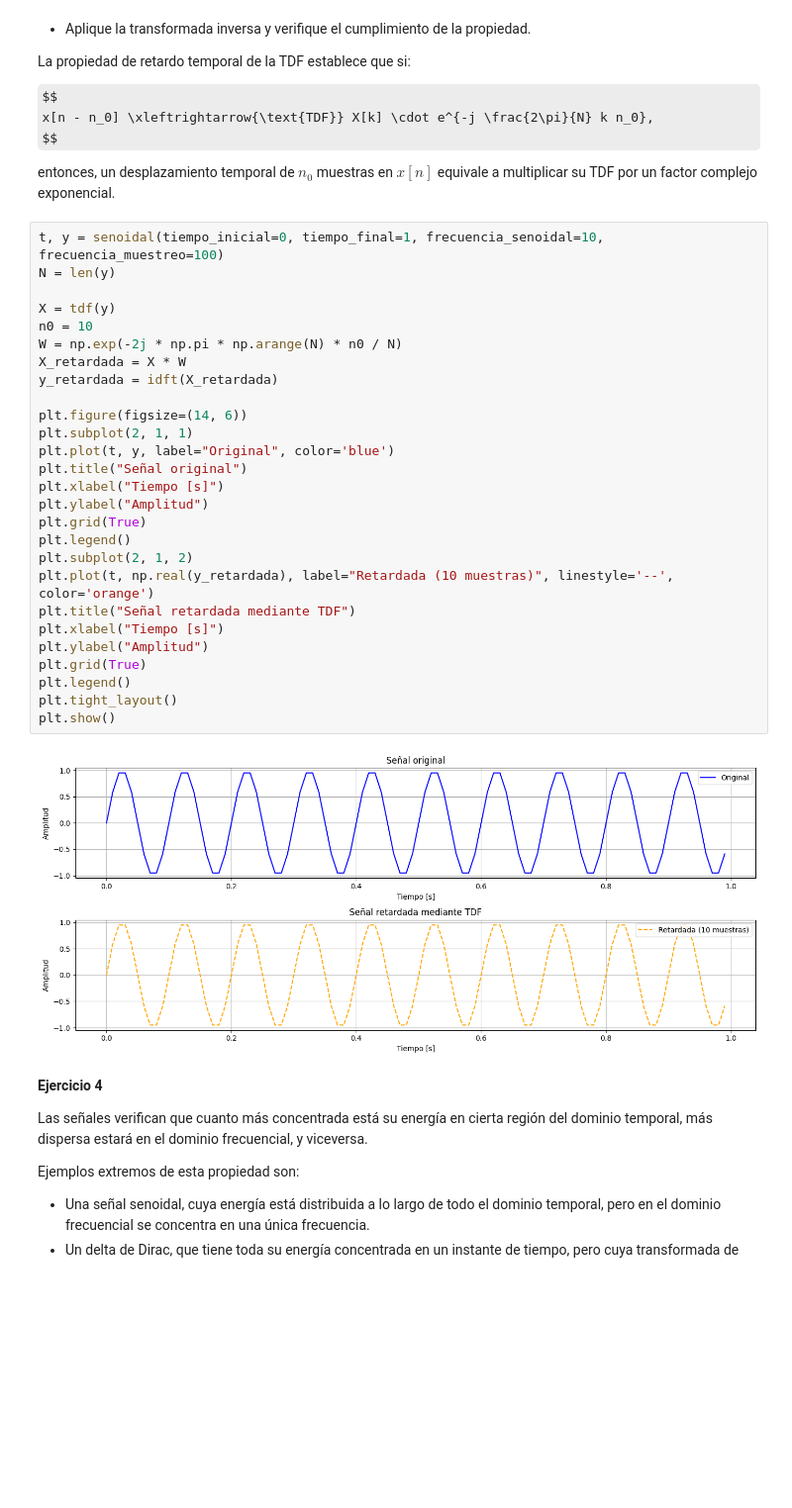
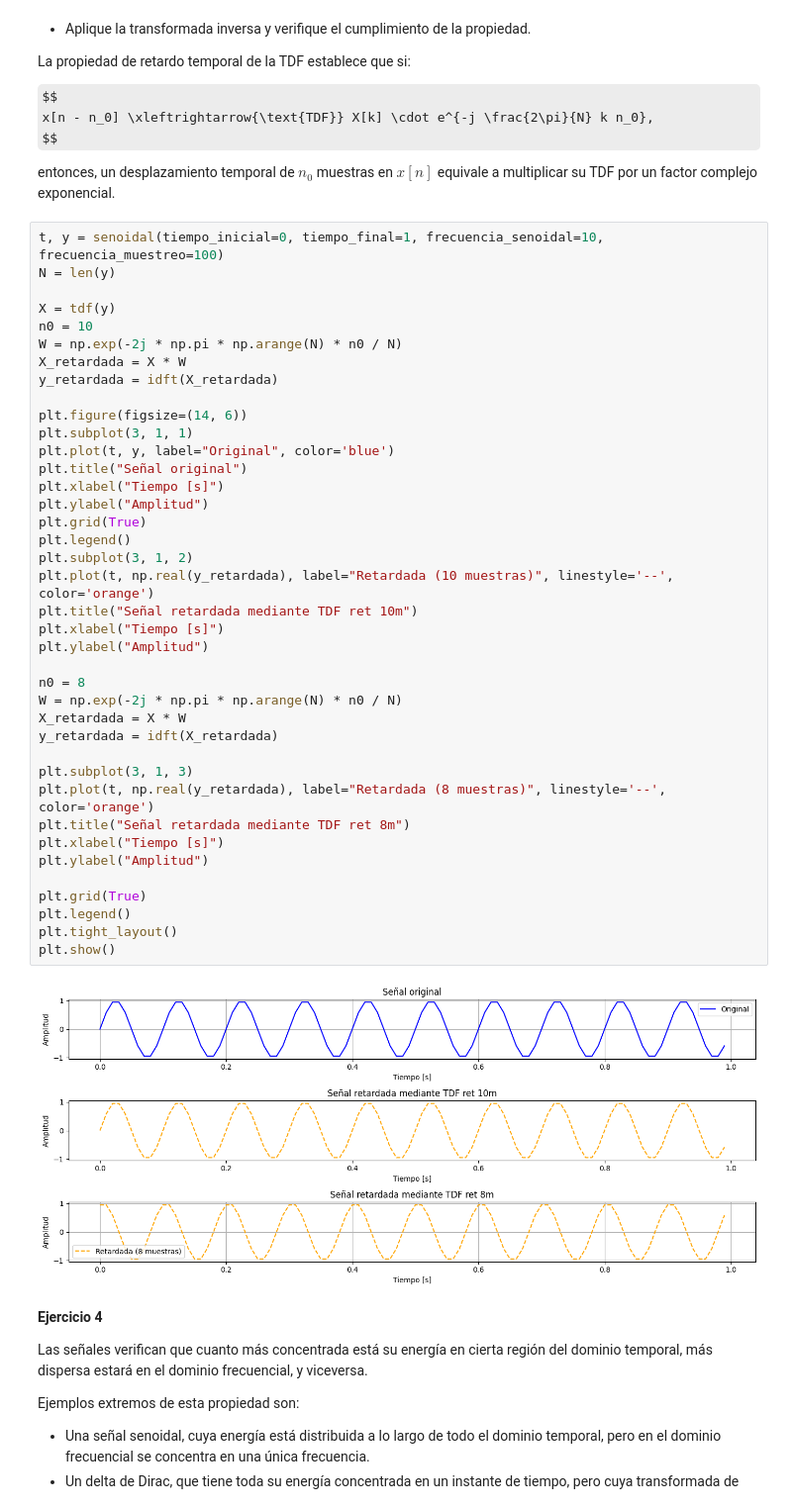
Before and after one commit to JuanKeiner/PDS_2025, a Jupyter notebook: Guia4/Guia4.ipynb, the cells around one changed output. Shown at 99% size. Drawn from its saved outputs; the diff is of its cells as text; some formulas as TeX source; blank space fills up the shorter version.

```diff
--- a/Guia4/Guia4.ipynb
+++ b/Guia4/Guia4.ipynb
@@ -302,32 +303,44 @@ entonces, un desplazamiento temporal de $n_0$ muestras en $x[n]$ equivale a mult
 # %%
 t, y = senoidal(tiempo_inicial=0, tiempo_final=1, frecuencia_senoidal=10, frecuencia_muestreo=100)
 N = len(y)
 
 X = tdf(y)
 n0 = 10
 W = np.exp(-2j * np.pi * np.arange(N) * n0 / N)
 X_retardada = X * W
 y_retardada = idft(X_retardada)
 
 plt.figure(figsize=(14, 6))
-plt.subplot(2, 1, 1)
+plt.subplot(3, 1, 1)
 plt.plot(t, y, label="Original", color='blue')
 plt.title("Señal original")
 plt.xlabel("Tiempo [s]")
 plt.ylabel("Amplitud")
 plt.grid(True)
 plt.legend()
-plt.subplot(2, 1, 2)
+plt.subplot(3, 1, 2)
 plt.plot(t, np.real(y_retardada), label="Retardada (10 muestras)", linestyle='--', color='orange')
-plt.title("Señal retardada mediante TDF")
+plt.title("Señal retardada mediante TDF ret 10m")
 plt.xlabel("Tiempo [s]")
 plt.ylabel("Amplitud")
+
+n0 = 8
+W = np.exp(-2j * np.pi * np.arange(N) * n0 / N)
+X_retardada = X * W
+y_retardada = idft(X_retardada)
+
+plt.subplot(3, 1, 3)
+plt.plot(t, np.real(y_retardada), label="Retardada (8 muestras)", linestyle='--', color='orange')
+plt.title("Señal retardada mediante TDF ret 8m")
+plt.xlabel("Tiempo [s]")
+plt.ylabel("Amplitud")
+
 plt.grid(True)
 plt.legend()
 plt.tight_layout()
 plt.show()
 # %% [output]
-[figure, old version]
+[figure, new version]
 # %% [markdown]
 **Ejercicio 4**
 
```
Also changed, not shown: parts of 2 cells of this notebook, 1 other file.
